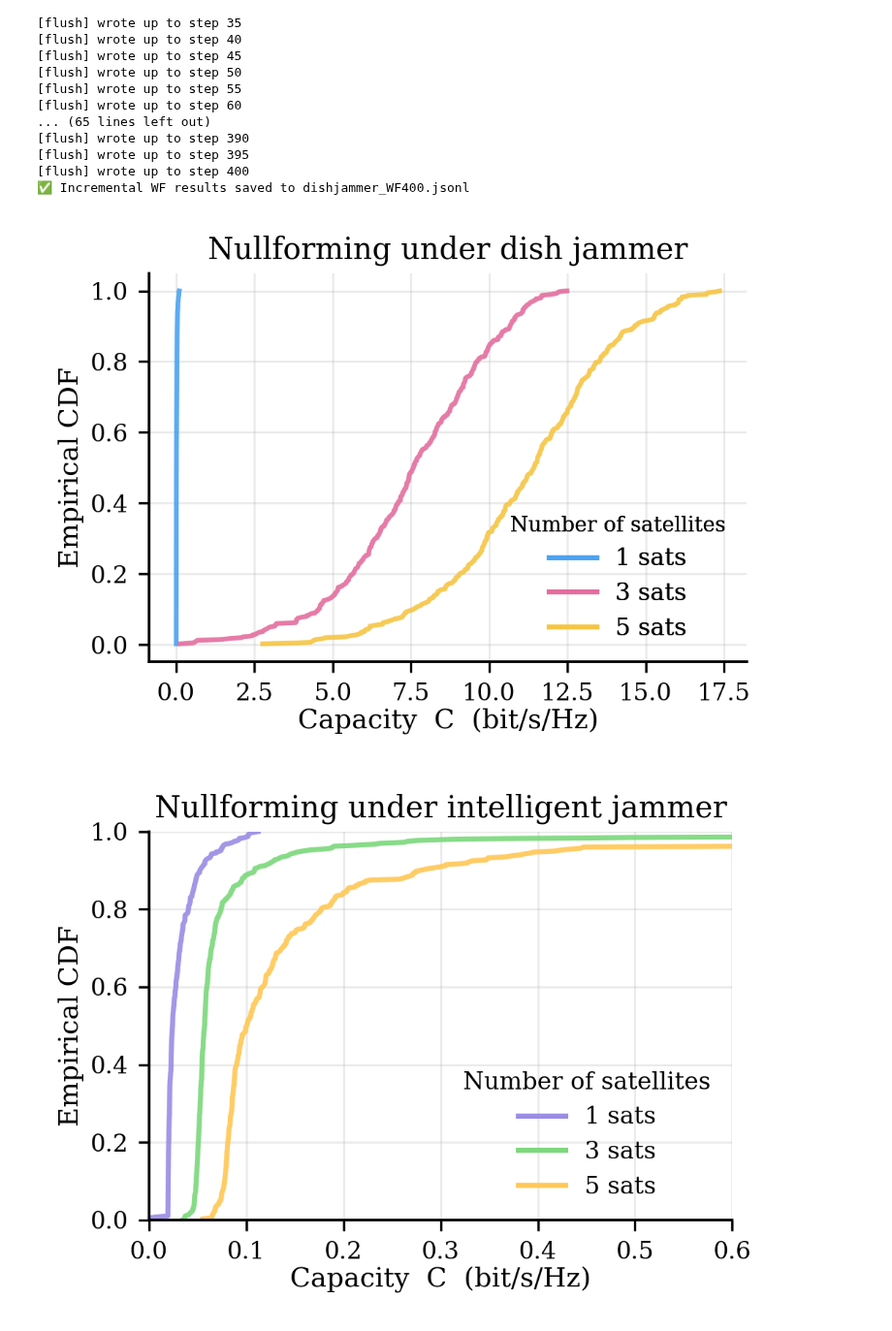
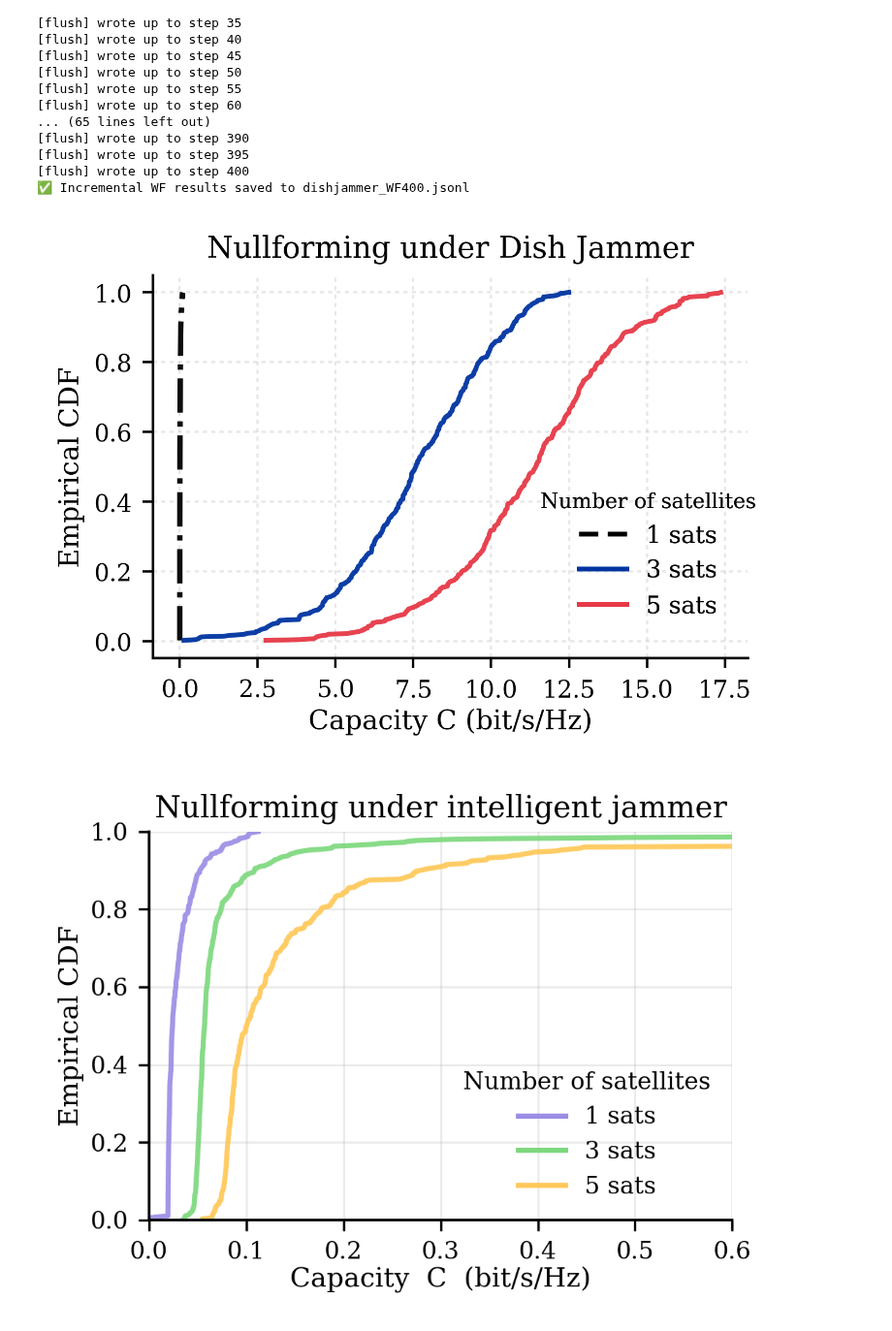
Before and after one commit to SJ00425/NTN-Anti-Jamming, a Jupyter notebook: dishjammerCDF.ipynb, the cells around one changed output. Shown at 97% size. Cells and saved outputs as stored; diff of their text form; code cells hidden in the pictures.

```diff
--- a/dishjammerCDF.ipynb
+++ b/dishjammerCDF.ipynb
@@ -534,20 +340,17 @@ print(f"✅ Incremental WF results saved to {out_path}")
 ✅ Incremental WF results saved to dishjammer_WF400.jsonl
 # %%
 # -*- coding: utf-8 -*-
-import json
-import numpy as np
-import pandas as pd
-import matplotlib.pyplot as plt
+import json, numpy as np, pandas as pd, matplotlib.pyplot as plt
 from matplotlib.lines import Line2D
 from pathlib import Path
 
 # ============== User Config ==============
-JSONL_PATHS   = ["dishjammer_WF400.jsonl"]
-POSTER_MODE   = False
-MAIN_DPI      = 400 if POSTER_MODE else 300
-TITLE         = "Nullforming under dish jammer"
-X_LABEL       = "Capacity  C  (bit/s/Hz)"
-Y_LABEL       = "Empirical CDF"
+JSONL_PATHS = ["dishjammer_WF400.jsonl"]
+POSTER_MODE = False
+MAIN_DPI = 400
+TITLE = "Nullforming under Dish Jammer"
+X_LABEL = "Capacity C (bit/s/Hz)"
+Y_LABEL = "Empirical CDF"
 # ========================================
 
 def load_jsonl(paths):
@@ -566,6 +369,7 @@ def load_jsonl(paths):
                     pass
     if not rows:
         return pd.DataFrame()
+
     df = pd.DataFrame(rows)
     if "C_bpsHz" in df.columns:
         df["C_bpsHz"] = pd.to_numeric(df["C_bpsHz"], errors="coerce")
@@ -588,7 +392,7 @@ if df.empty:
     raise RuntimeError("No records loaded. Check file paths or run batch first.")
 
 methods = sorted(df["method"].dropna().unique().tolist())
-ks      = sorted(df["k"].dropna().unique().tolist())
+ks = sorted(df["k"].dropna().unique().tolist())
 
 # -------- Figure setup --------
 if POSTER_MODE:
@@ -613,59 +417,67 @@ plt.rcParams.update({
 fig, ax = plt.subplots(figsize=fig_size, dpi=MAIN_DPI)
 
 # -------- Softer & brighter color palette --------
-# 浅蓝、玫红、金黄，亮度高、对比度柔和
-colors = ["#4BA3F2", "#E46D9E", "#F5C542"]
+colors = ['black', '#0033A0', '#E63946']
 linestyles = ["-", "--", "-.", ":"]
 
+lw = 2.2 if POSTER_MODE else 1.6
+
 # -------- Plot --------
-lw = 2.2 if POSTER_MODE else 1.6
 for m_idx, m in enumerate(methods):
     for i, k_sel in enumerate(ks):
         vals = df[(df["method"] == m) & (df["k"] == k_sel)]["C_bpsHz"].to_numpy()
         x, y = ecdf(vals)
         if x.size == 0:
             continue
+
+        # 第一条线（黑色）改为柔和虚线
+        if i == 0:
+            style = '-.'
+            line_w = 1.8
+        else:
+            style = linestyles[m_idx % len(linestyles)]
+            line_w = lw
         ax.plot(
             x, y,
             label=f"{k_sel} sats",
             color=colors[i % len(colors)],
-            linestyle=linestyles[m_idx % len(linestyles)],
-            linewidth=lw,
-            alpha=0.9
+            linestyle=style,
+            linewidth=line_w,
+            alpha=0.95,
+            antialiased=True
         )
 
 # -------- Style / layout --------
 ax.spines["top"].set_visible(False)
 ax.spines["right"].set_visible(False)
-ax.set_xlabel(X_LABEL, labelpad=1)
-ax.set_ylabel(Y_LABEL, labelpad=2)
-ax.set_title(TITLE, pad=8 if POSTER_MODE else 5)
-ax.grid(True, alpha=0.25, linewidth=0.7)
+ax.set_xlabel(X_LABEL, labelpad=2)
+ax.set_ylabel(Y_LABEL, labelpad=3)
+ax.set_title(TITLE, pad=10 if POSTER_MODE else 6)
+ax.grid(True, alpha=0.3, linewidth=0.7, linestyle=(0, (2, 2)))
 
 # -------- Legend --------
 color_handles = [
-    Line2D([0], [0], color=colors[i], linestyle="-", linewidth=lw, label=f"{k_sel} sats")
+    Line2D([0], [0], color=colors[i], linestyle=(0, (4, 2)) if i == 0 else "-", linewidth=lw, label=f"{k_sel} sats")
     for i, k_sel in enumerate(ks)
 ]
 leg1 = ax.legend(
     handles=color_handles,
     title="Number of satellites",
     frameon=False,
-    loc="lower right" if POSTER_MODE else "best",
+    loc="lower right",
+    bbox_to_anchor=(1.05, 0.05),  # 右移 legend
     title_fontsize=base_font - 2
 )
 ax.add_artist(leg1)
 
 plt.tight_layout()
 out_dir = Path("result_plot")
 out_dir.mkdir(parents=True, exist_ok=True)
-out_png = out_dir / "cdf_dish_jammer.png"
-out_pdf = out_dir / "cdf_dish_jammer.pdf"
-fig.savefig(out_png, dpi=MAIN_DPI, bbox_inches="tight")
-fig.savefig(out_pdf, bbox_inches="tight")
+fig.savefig(out_dir / "cdf_dish_jammer.png", dpi=MAIN_DPI, bbox_inches="tight")
+fig.savefig(out_dir / "cdf_dish_jammer.pdf", bbox_inches="tight")
 plt.show()
 # %% [output]
-[figure, old version]
+[figure, new version]
 # %%
 file_path = "allarray.jsonl"
 
```
Also changed, not shown: parts of 8 cells of this notebook, 3 other files.
